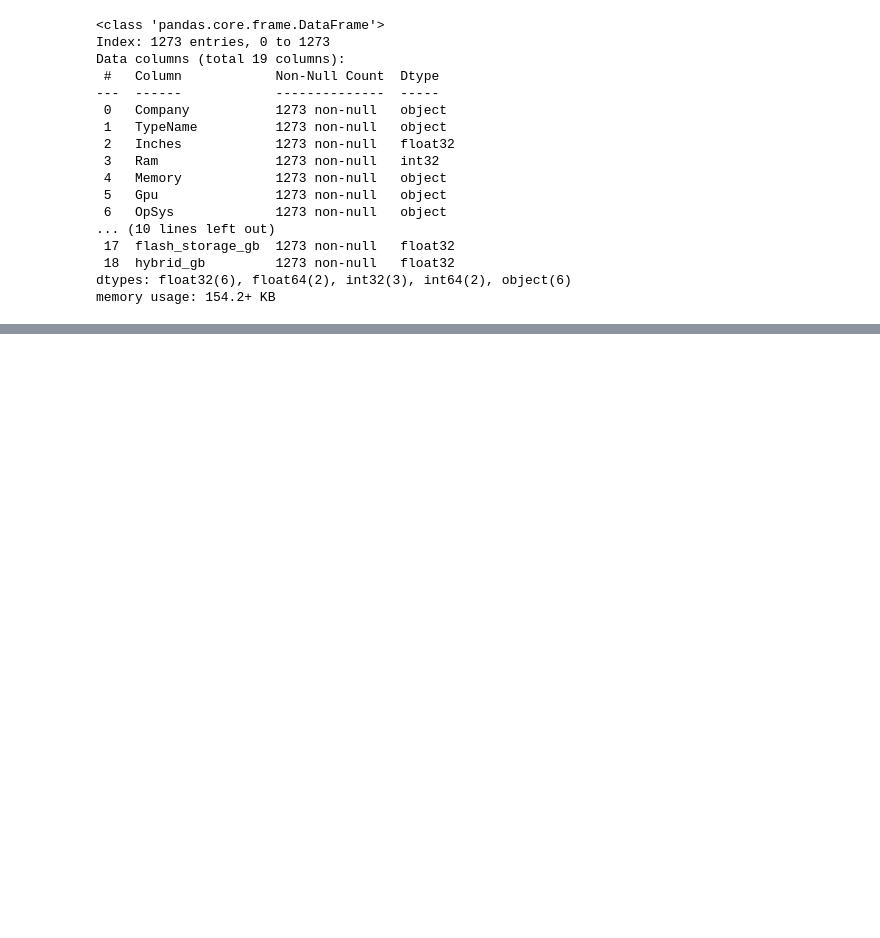
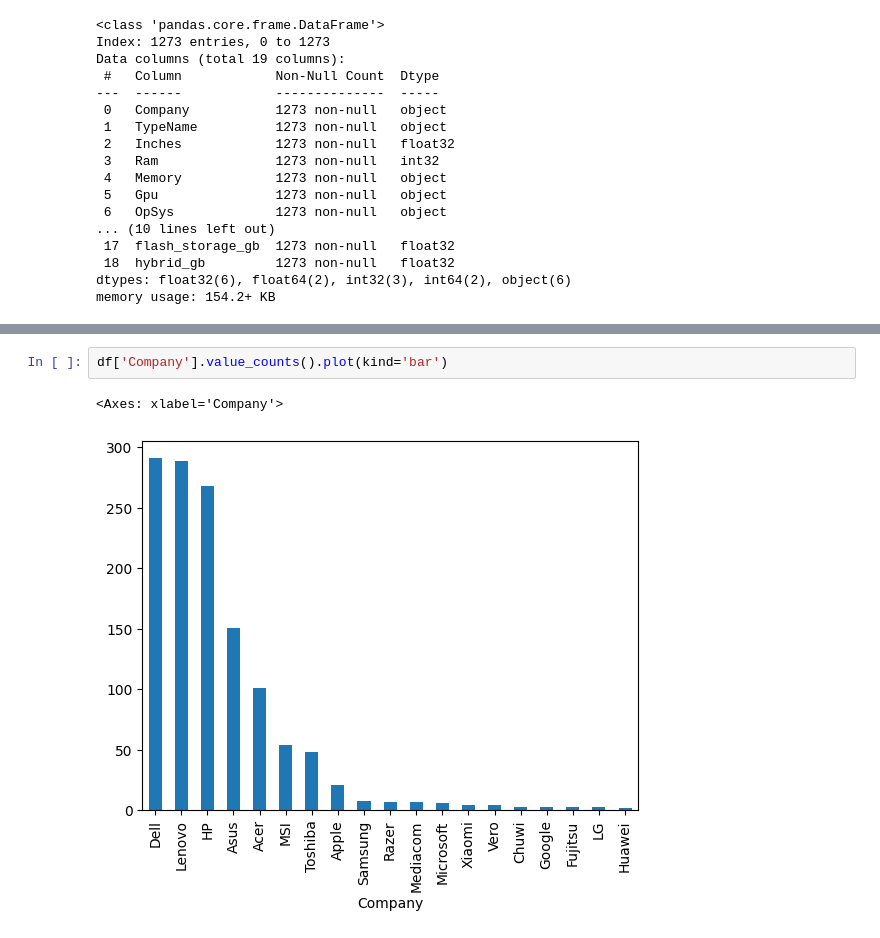
Before and after one commit to Mirazbd123/Laptop_price_prediction_end-to-end_project, a Jupyter notebook: prediction_model.ipynb, the cells around one changed output, grey strips where cells are left out. Drawn from its saved outputs; the diff is of its cells as text; blank space fills up the shorter version.

```diff
--- a/prediction_model.ipynb
+++ b/prediction_model.ipynb
@@ -544,0 +561,5 @@ memory usage: 154.2+ KB
+# %%
+df['Company'].value_counts().plot(kind='bar')
+# %% [output]
+<Axes: xlabel='Company'>
+[figure, added]
```
Also changed, not shown: parts of 9 cells of this notebook.
